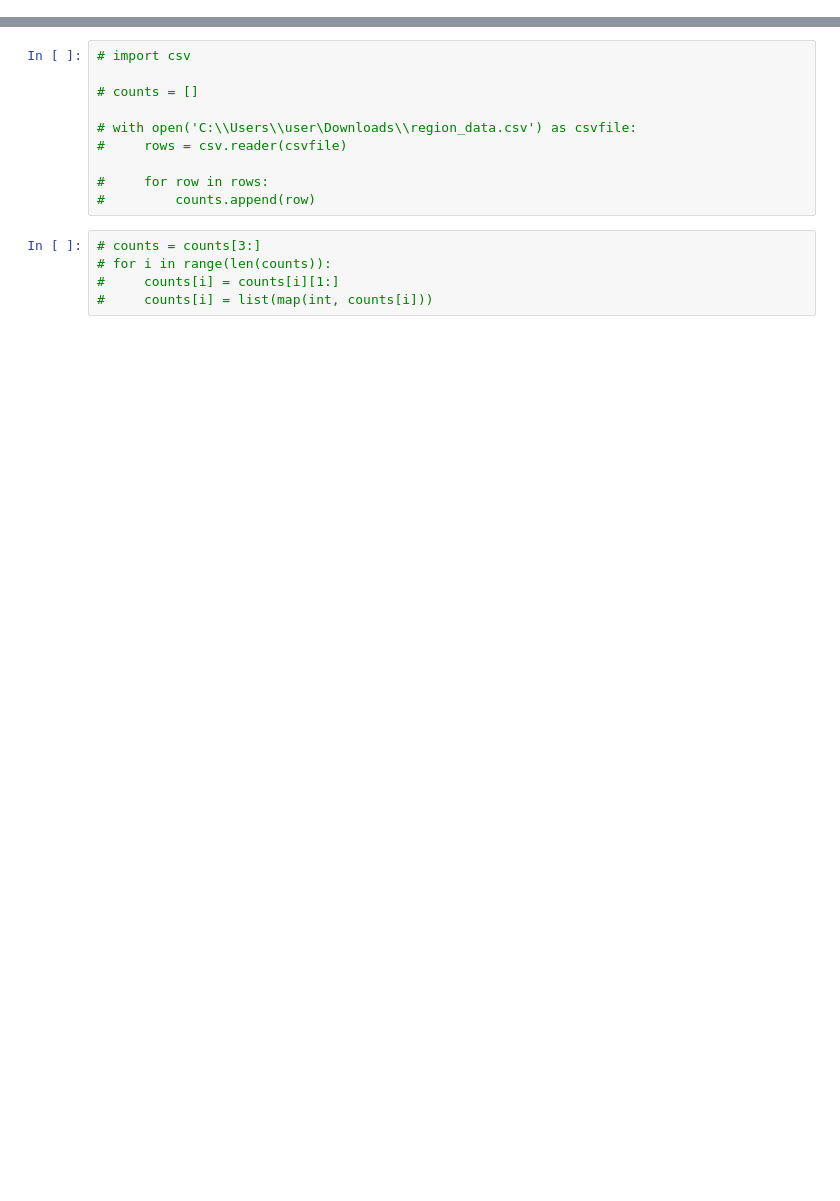
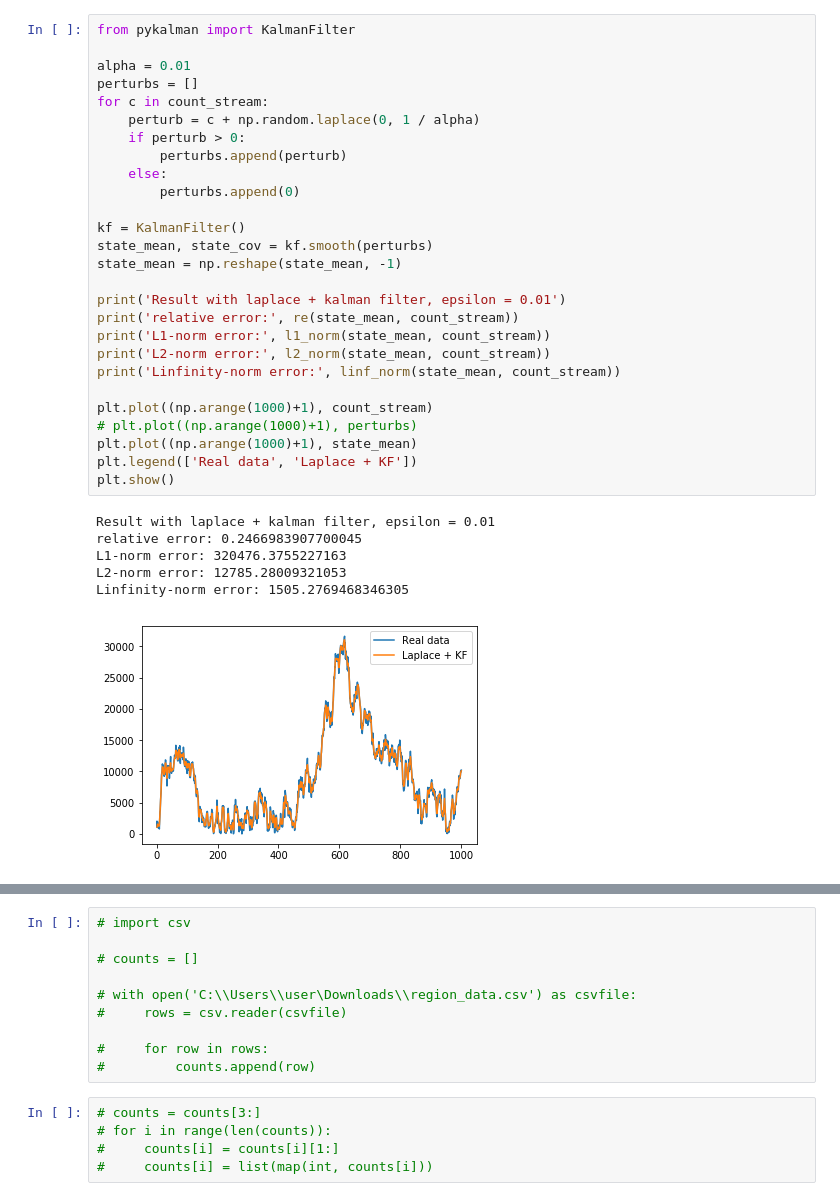
Before and after one commit to charlie831007/DataSecurity, a Jupyter notebook: FAST.ipynb, the cells around one changed output, grey strips where cells are left out. Saved outputs shown, nothing was run; the diff lists cells and outputs as text; blank space fills up the shorter version.

```diff
--- a/FAST.ipynb
+++ b/FAST.ipynb
@@ -520,0 +230,34 @@ Linfinity-norm error: 745.4090580859611
+# %%
+from pykalman import KalmanFilter
+
+alpha = 0.01
+perturbs = []
+for c in count_stream:
+    perturb = c + np.random.laplace(0, 1 / alpha)
+    if perturb > 0:
+        perturbs.append(perturb)
+    else:
+        perturbs.append(0)
+
+kf = KalmanFilter()
+state_mean, state_cov = kf.smooth(perturbs)
+state_mean = np.reshape(state_mean, -1)
+
+print('Result with laplace + kalman filter, epsilon = 0.01')
+print('relative error:', re(state_mean, count_stream))
+print('L1-norm error:', l1_norm(state_mean, count_stream))
+print('L2-norm error:', l2_norm(state_mean, count_stream))
+print('Linfinity-norm error:', linf_norm(state_mean, count_stream))
+
+plt.plot((np.arange(1000)+1), count_stream)
+# plt.plot((np.arange(1000)+1), perturbs)
+plt.plot((np.arange(1000)+1), state_mean)
+plt.legend(['Real data', 'Laplace + KF'])
+plt.show()
+# %% [output]
+Result with laplace + kalman filter, epsilon = 0.01
+relative error: 0.2466983907700045
+L1-norm error: 320476.3755227163
+L2-norm error: 12785.28009321053
+Linfinity-norm error: 1505.2769468346305
+[figure, added]
```
Also changed, not shown: parts of 47 cells of this notebook.
